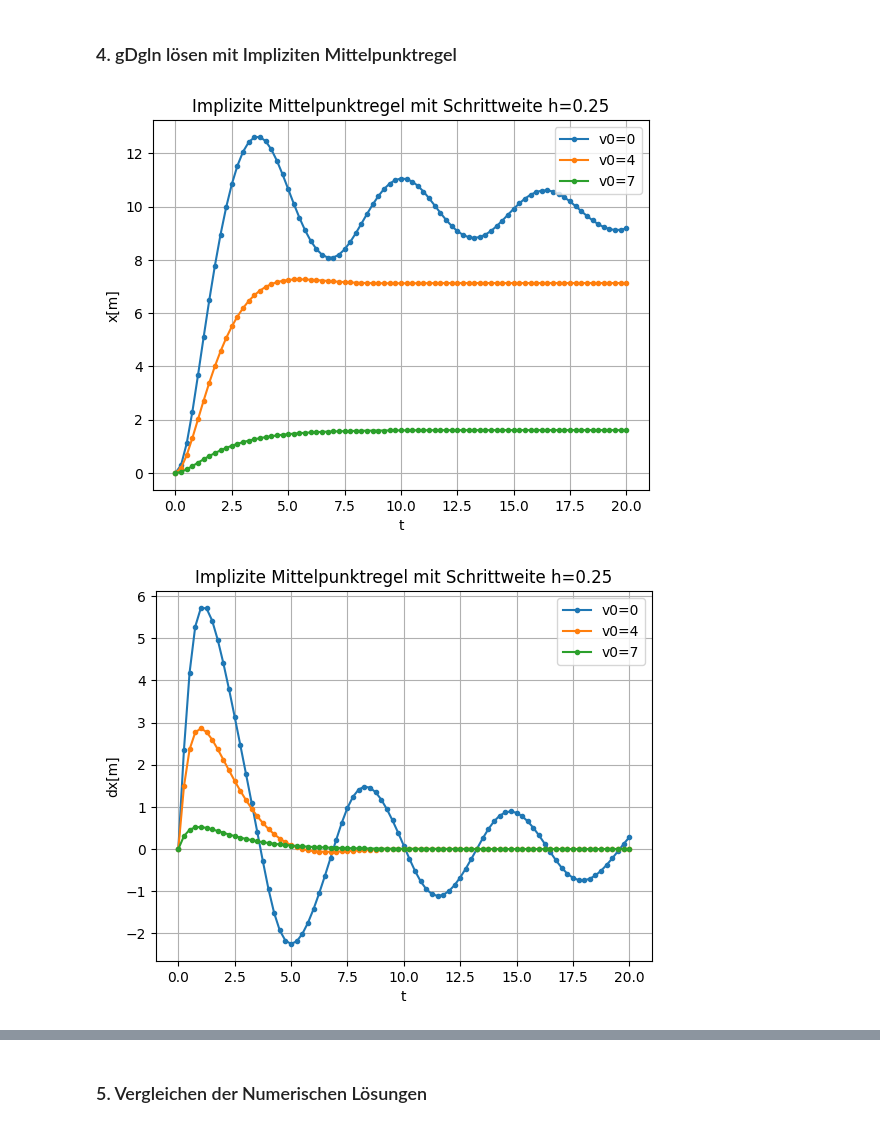
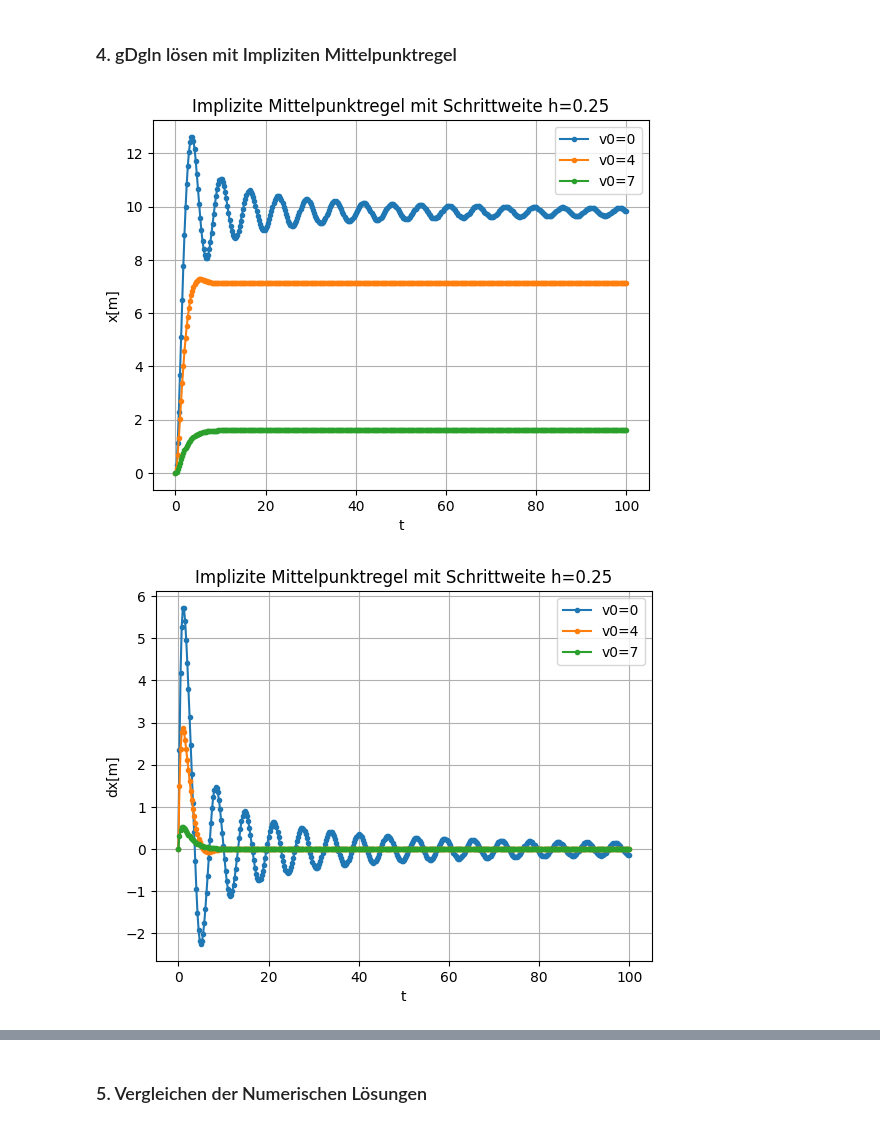
Before and after one commit to hollejon/Numerik, a Jupyter notebook: praktikum11/praktikum11.ipynb, the cells around one changed output, grey strips where cells are left out. Saved outputs shown, nothing was run; the diff lists cells and outputs as text; code cells hidden in the pictures.

```diff
--- a/praktikum11/praktikum11.ipynb
+++ b/praktikum11/praktikum11.ipynb
@@ -242,7 +242,7 @@ def model1_df(t, x):
 
 # Anfangswerte, Endzeitpunkt und Schrittweite einstellen
 x0 = (0, 0)
-tend = 20
+tend = 100
 h = 0.25
 
 v0 = 0.0
@@ -260,32 +260,32 @@ plt.plot(t, v4_x[:,0],  '.-', label='v0=4')
 plt.plot(t, v7_x[:,0],  '.-', label='v0=7')
 plt.ylabel('x[m]')
 plt.xlabel('t')
 plt.title('Implizite Mittelpunktregel mit Schrittweite h=0.25')
 plt.legend()
 plt.grid(True)
 plt.show()
 
 plt.figure(6)
 plt.plot(t, v0_x[:,1],  '.-', label='v0=0')
 plt.plot(t, v4_x[:,1],  '.-', label='v0=4')
 plt.plot(t, v7_x[:,1],  '.-', label='v0=7')
 plt.ylabel('dx[m]')
 plt.xlabel('t')
 plt.title('Implizite Mittelpunktregel mit Schrittweite h=0.25')
 plt.legend()
 plt.grid(True)
 plt.show()
 
 plt.figure(7)
 plt.plot(v0_x[:,0], v0_x[:,1],  '.-', label='v0=0')
 plt.plot(v4_x[:,0], v4_x[:,1],  '.-', label='v0=4')
 plt.plot(v7_x[:,0], v7_x[:,1],  '.-', label='v0=7')
 plt.ylabel('dx')
 plt.xlabel('x')
 plt.title('Implizite Mittelpunktregel: x nach dx')
 plt.legend()
 plt.grid(True)
 plt.show()
 # %% [output]
-[figure, old version]
+[figure, new version]
-[figure, old version]
+[figure, new version]
```
Also changed, not shown: parts of 1 cell of this notebook, 2 other files.
